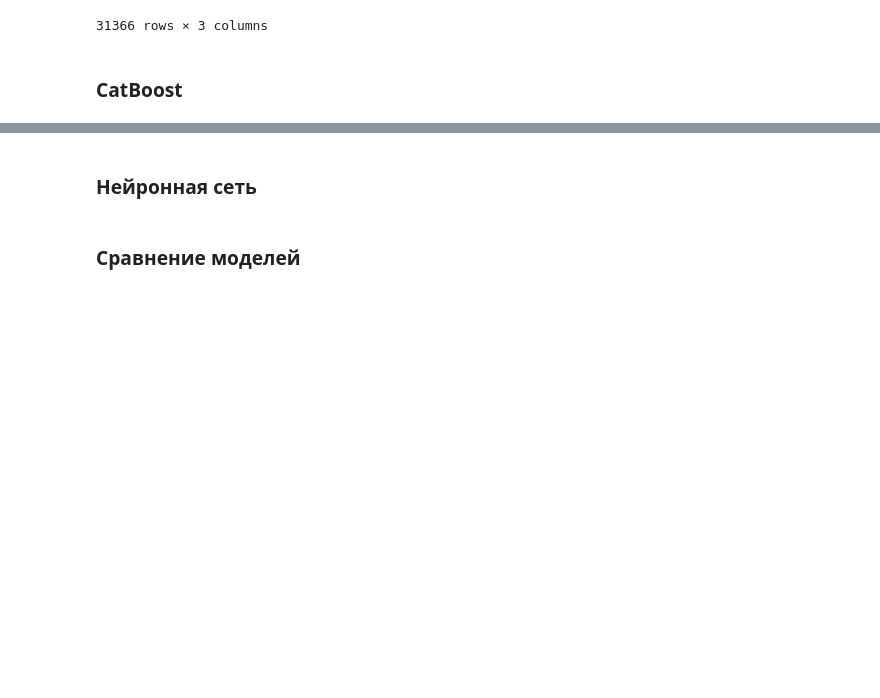
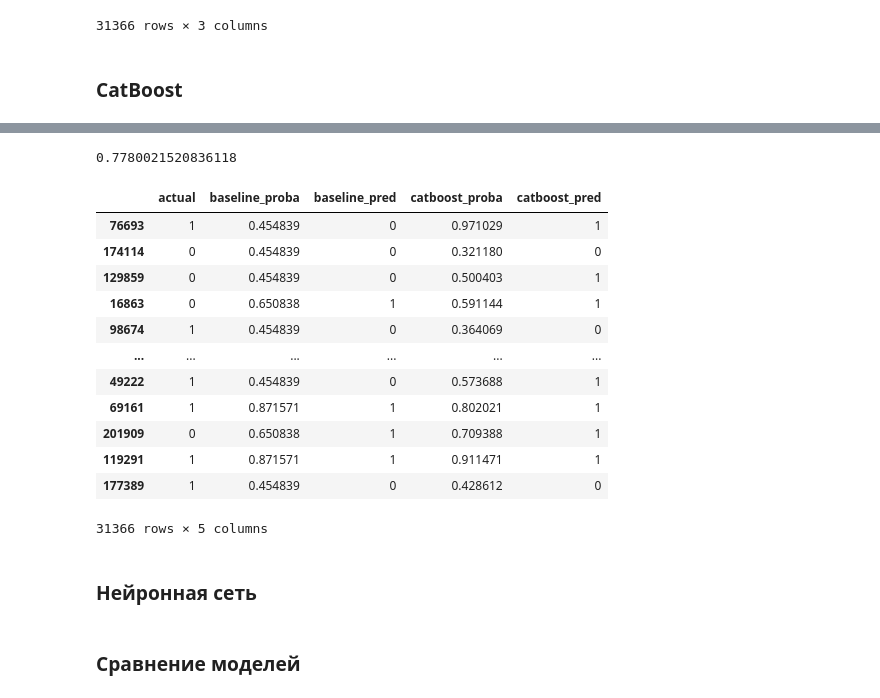
Before and after one commit to Moncervers/car_accident_prediction, a Jupyter notebook: project_notebook.ipynb, the cells around one changed output, grey strips where cells are left out. Drawn from its saved outputs; the diff is of its cells as text; code cells hidden in the pictures; blank space fills up the shorter version.

Commit message:
Finished catboost model

```diff
--- a/project_notebook.ipynb
+++ b/project_notebook.ipynb
@@ -1330,3 +1332,39 @@ predictions_df
 31366 rows × 3 columns
 # %% [markdown]
 ### CatBoost
+# %%
+# Сетка гиперпараметров для CatBoost
+catboost_param_grid = {
+    'iterations': IntDistribution(100, 1000),
+    'learning_rate': FloatDistribution(1e-4, 0.3, log=True),
+    'depth': IntDistribution(4, 10),
+    'l2_leaf_reg': FloatDistribution(1e-3, 10, log=True),
+    'border_count': IntDistribution(32, 255),
+    'random_strength': FloatDistribution(1e-3, 10, log=True),
+    'bagging_temperature': FloatDistribution(0.0, 1.0),
+    'eval_metric': CategoricalDistribution(['AUC']),
+    'use_best_model': CategoricalDistribution([True]),
+    'early_stopping_rounds': IntDistribution(10, 50),
+    'scale_pos_weight': FloatDistribution(1.0, 5.0),
+}
+# %%
+# Поиск гиперпараметров
+catboost_optuna = OptunaSearchCV(
+    estimator=CatBoostClassifier(
+        random_state=RANDOM_STATE,
+        cat_features=cat_cols,
+        verbose=False,
+        thread_count=-1
+    ),
+    param_distributions=catboost_param_grid,
+    n_trials=25,
+    scoring='roc_auc',
+    cv=5,
+    n_jobs=-1,
+    verbose=1
+)
+# %%
+%%time
+
+# Обучаем модель
+catboost_optuna.fit(X_train, y_train, )
@@ -1333,3 +1404,29 @@ predictions_df
+# %%
+# Выводим метрику на тестовых данных
+catboost_optuna.score(X_test, y_test)
+# %% [output]
+0.7780021520836118
+# %%
+# Сохраняем предсказание
+predictions_df['catboost_proba'] = catboost_optuna.predict_proba(X_test)[:, 1]
+predictions_df['catboost_pred'] = catboost_optuna.predict(X_test)
+
+# Проверяем
+predictions_df
+# %% [output]
+|  | actual | baseline_proba | baseline_pred | catboost_proba | catboost_pred |
+| 76693 | 1 | 0.454839 | 0 | 0.971029 | 1 |
+| 174114 | 0 | 0.454839 | 0 | 0.321180 | 0 |
+| 129859 | 0 | 0.454839 | 0 | 0.500403 | 1 |
+| 16863 | 0 | 0.650838 | 1 | 0.591144 | 1 |
+| 98674 | 1 | 0.454839 | 0 | 0.364069 | 0 |
+| ... | ... | ... | ... | ... | ... |
+| 49222 | 1 | 0.454839 | 0 | 0.573688 | 1 |
+| 69161 | 1 | 0.871571 | 1 | 0.802021 | 1 |
+| 201909 | 0 | 0.650838 | 1 | 0.709388 | 1 |
+| 119291 | 1 | 0.871571 | 1 | 0.911471 | 1 |
+| 177389 | 1 | 0.454839 | 0 | 0.428612 | 0 |
+31366 rows × 5 columns
 # %% [markdown]
 ### Нейронная сеть
 # %% [markdown]
```
Also changed, not shown: parts of 2 cells of this notebook.
